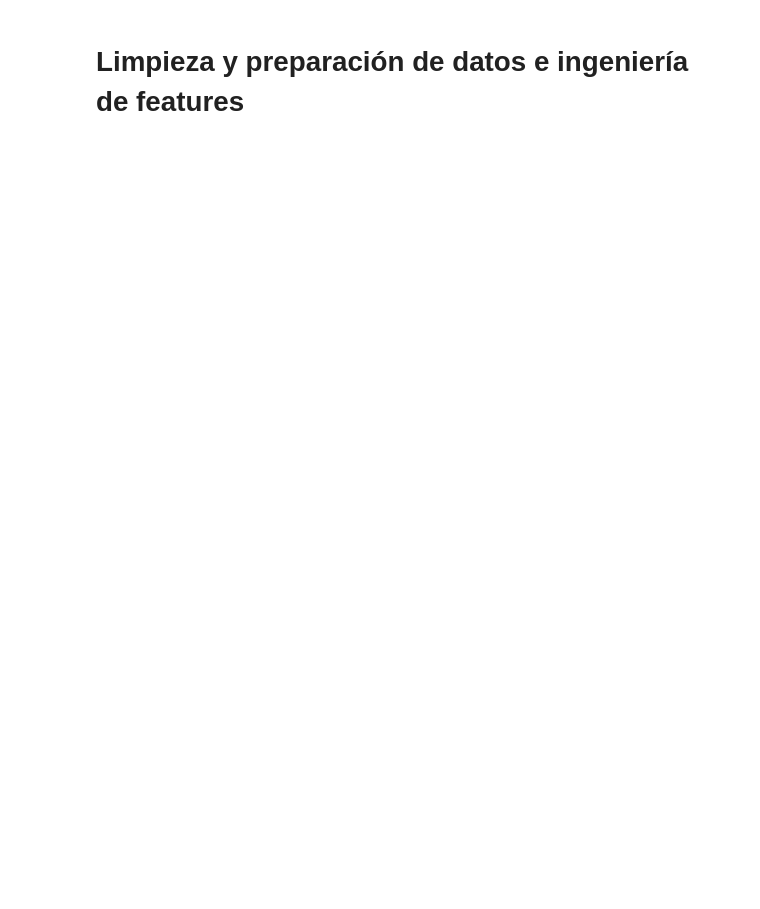
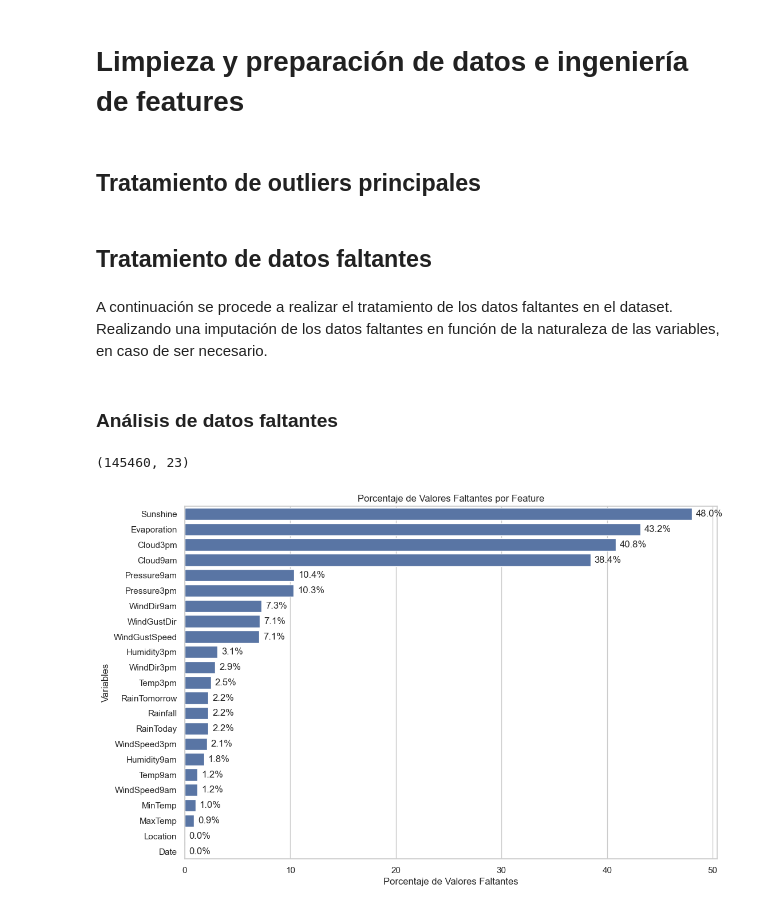
Before and after one commit to diegosarina-ceia/AMq1, a Jupyter notebook: TP_Final_AD_WeatherAustralia.ipynb, the cells around one changed output. Drawn from its saved outputs; the diff is of its cells as text; code cells hidden in the pictures; blank space fills up the shorter version.

```diff
--- a/TP_Final_AD_WeatherAustralia.ipynb
+++ b/TP_Final_AD_WeatherAustralia.ipynb
@@ -878,2 +909,37 @@ Para la codificación de la variable se va a pasar a valores numéricos, asignan
 # %% [markdown]
 # Limpieza y preparación de datos e ingeniería de features
+# %% [markdown]
+## Tratamiento de outliers principales
+# %% [markdown]
+## Tratamiento de datos faltantes
+# %% [markdown]
+A continuación se procede a realizar el tratamiento de los datos faltantes en el dataset. Realizando una imputación de los datos faltantes en función de la naturaleza de las variables, en caso de ser necesario.
+# %% [markdown]
+### Análisis de datos faltantes
+# %%
+#carga de los datos
+weather_original_df = pd.read_csv("./dataset/weatherAUS.csv")
+
+#cantidad de elementos en el dataset
+print(weather_original_df.shape)
+# %% [output]
+(145460, 23)
+# %%
+missing_values = weather_original_df.isna().sum()
+missing_percentage = (missing_values / len(weather_original_df)) * 100
+missing_data = pd.DataFrame({'Feature': missing_values.index, 'MissingPercentage': missing_percentage})
+missing_data = missing_data.sort_values(by='MissingPercentage', ascending=False)
+
+plt.figure(figsize=(12, 8))
+ax = sns.barplot(x='MissingPercentage', y='Feature', data=missing_data)
+plt.title('Porcentaje de Valores Faltantes por Feature')
+plt.xlabel('Porcentaje de Valores Faltantes')
+plt.ylabel('Variables')
+
+# Añadir el porcentaje encima de cada barra
+for i in ax.containers:
+    ax.bar_label(i, fmt='%.1f%%', padding=5)
+
+plt.show()
+# %% [output]
+[figure, added]
```
Also changed, not shown: parts of 38 cells of this notebook, 2 other files.
